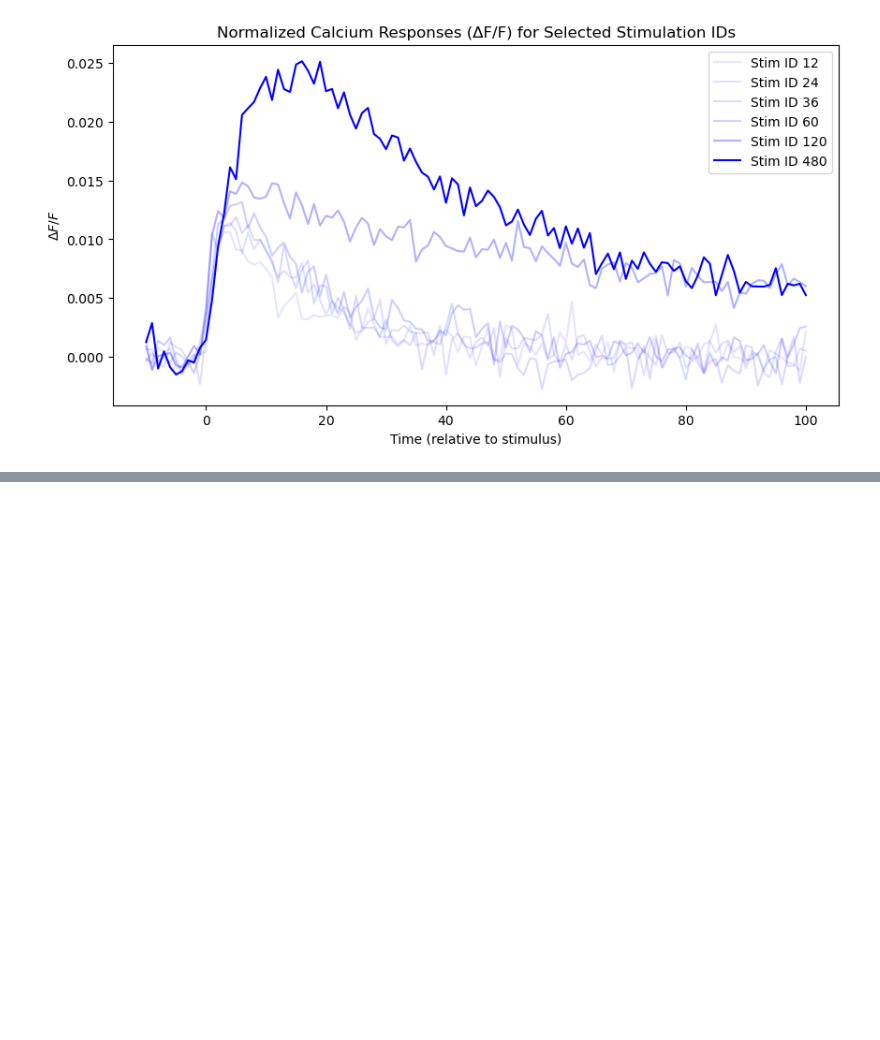
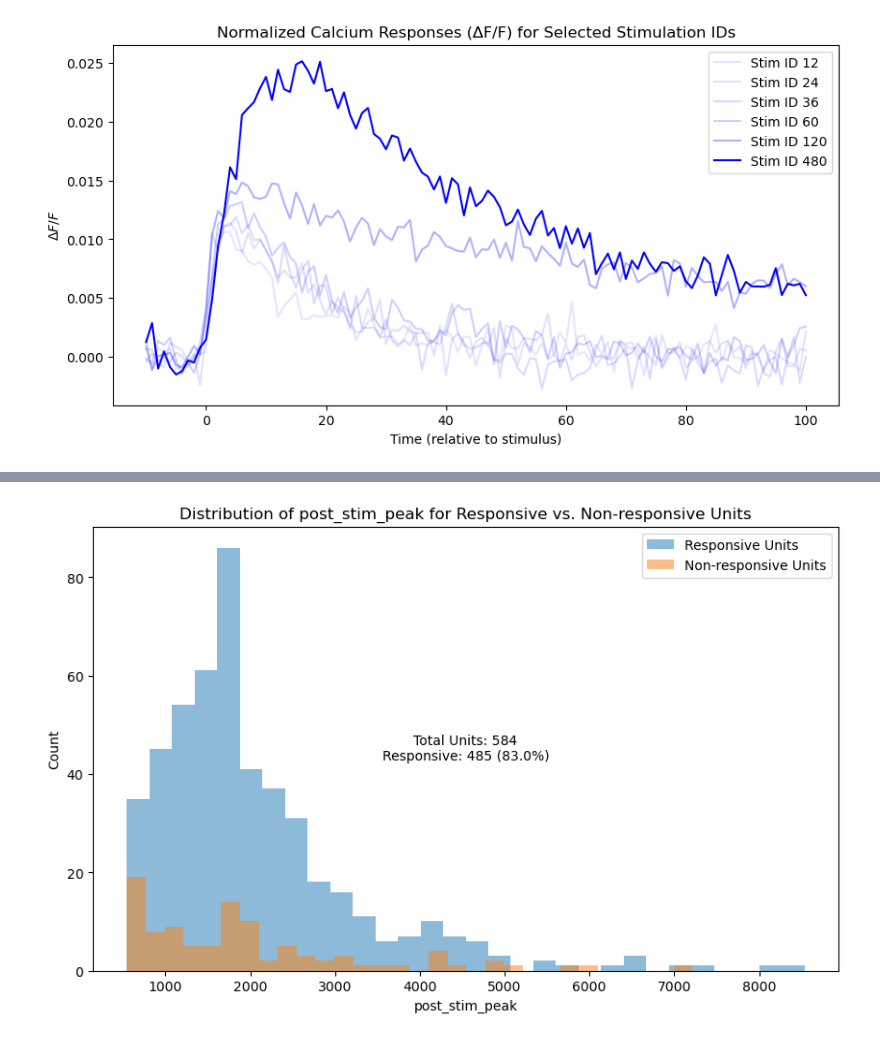
Before and after one commit to ecresp1el/biolumi_calcium_imaging, a Jupyter notebook: notebooks/calcium_imaging_analysis.ipynb, the cells around one changed output, grey strips where cells are left out. Cells and saved outputs as stored; diff of their text form; code cells hidden in the pictures; blank space fills up the shorter version.

Commit message:
cleaning up notebook, finalized histogram plotting function

```diff
--- a/notebooks/calcium_imaging_analysis.ipynb
+++ b/notebooks/calcium_imaging_analysis.ipynb
@@ -2077,0 +2005,98 @@ IndexError: index 0 is out of bounds for axis 0 with size 0
+# %%
+def plot_responsive_vs_nonresponsive_histogram(dataframe, metric, bins=30, alpha=0.5, title=None):
+    """
+    Plots overlaid histograms for responsive and non-responsive units based on a specified metric.
+
+    Parameters:
+    dataframe (pd.DataFrame): The DataFrame containing the responsiveness data and the metric to plot.
+    metric (str): The name of the column in the DataFrame representing the metric to plot.
+    bins (int): The number of bins for the histograms.
+    alpha (float): The transparency level for the histogram bars.
+    title (str): The title for the plot. If None, a default title will be set.
+
+    Returns:
+    None: The function plots the histograms but does not return any value.
+    """
+
+    # Filter responsive and non-responsive units
+    responsive_units = dataframe[dataframe['is_responsive'] == True]
+    non_responsive_units = dataframe[dataframe['is_responsive'] == False]
+
+    # Plot histograms
+    plt.figure(figsize=(10, 6))
+
+    # Histogram for responsive units
+    plt.hist(responsive_units[metric], bins=bins, alpha=alpha, label='Responsive Units')
+
+    # Histogram for non-responsive units
+    plt.hist(non_responsive_units[metric], bins=bins, alpha=alpha, label='Non-responsive Units')
+
+
+    plt.xlabel(metric)
+    plt.ylabel('Count')
+    plt.title(title if title else f'Distribution of {metric} for Responsive vs. Non-responsive Units')
+
+    #add a text that states the total number of responsive and non-responsive units at the top right corner of the plot and the percentage of responsive units relative to the total number of units
+    total_units = len(dataframe)
+    total_responsive = len(responsive_units)
+    total_non_responsive = len(non_responsive_units)
+
+
+    #place the text seomwhere else on the plot that is not the top right corner
+    plt.text(0.5, 0.5, f'Total Units: {total_units}\nResponsive: {total_responsive} ({total_responsive / total_units:.1%})',
+                horizontalalignment='center', verticalalignment='center', transform=plt.gca().transAxes)
+
+
+
+    plt.legend()
+    plt.show()
+
+def plot_responsive_vs_nonresponsive_scatter(dataframe, x_metric, y_metric, title=None):
+    """
+    Plots a scatter plot to compare the relationship between two metrics, differentiating
+    between responsive and non-responsive units.
+
+    Parameters:
+    dataframe (pd.DataFrame): The DataFrame containing the responsiveness data.
+    x_metric (str): The name of the column in the DataFrame for the x-axis.
+    y_metric (str): The name of the column in the DataFrame for the y-axis.
+    title (str): The title for the plot. If None, a default title will be set.
+
+    Returns:
+    None: The function plots the scatter plot but does not return any value.
+    """
+
+    # Separate responsive and non-responsive units
+    responsive_units = dataframe[dataframe['is_responsive'] == True]
+    non_responsive_units = dataframe[dataframe['is_responsive'] == False]
+
+    # Create the scatter plot
+    plt.figure(figsize=(10, 6))
+
+    # Scatter plot for responsive units
+    plt.scatter(responsive_units[x_metric], responsive_units[y_metric],
+                alpha=0.7, label='Responsive Units', edgecolors='w')
+
+    # Scatter plot for non-responsive units
+    plt.scatter(non_responsive_units[x_metric], non_responsive_units[y_metric],
+                alpha=0.7, label='Non-responsive Units', edgecolors='w')
+
+    plt.xlabel(x_metric)
+    plt.ylabel(y_metric)
+    plt.title(title if title else f'Relationship between {x_metric} and {y_metric}')
+    plt.legend()
+    plt.grid(True)
+    plt.show()
+
+
+
+
+# Example usage:
+plot_responsive_vs_nonresponsive_histogram(responsiveness_df_gcamp8, 'post_stim_peak', 30)
+plot_responsive_vs_nonresponsive_histogram(responsiveness_df_cablam, 'post_stim_peak', 30)
+plot_responsive_vs_nonresponsive_scatter(responsiveness_df_gcamp8, 'pre_stim_mean', 'post_stim_peak')
+plot_responsive_vs_nonresponsive_scatter(responsiveness_df_cablam, 'pre_stim_mean', 'post_stim_peak')
+plot_responsive_vs_nonresponsive_scatter(responsiveness_df_gcamp8, 'pre_stim_mean', 'peak_delta_f_f_post_stim')
+plot_responsive_vs_nonresponsive_scatter(responsiveness_df_cablam, 'pre_stim_mean', 'peak_delta_f_f_post_stim')
+# %% [output]
+[figure, added]
```
Also changed, not shown: parts of 6 cells of this notebook.
